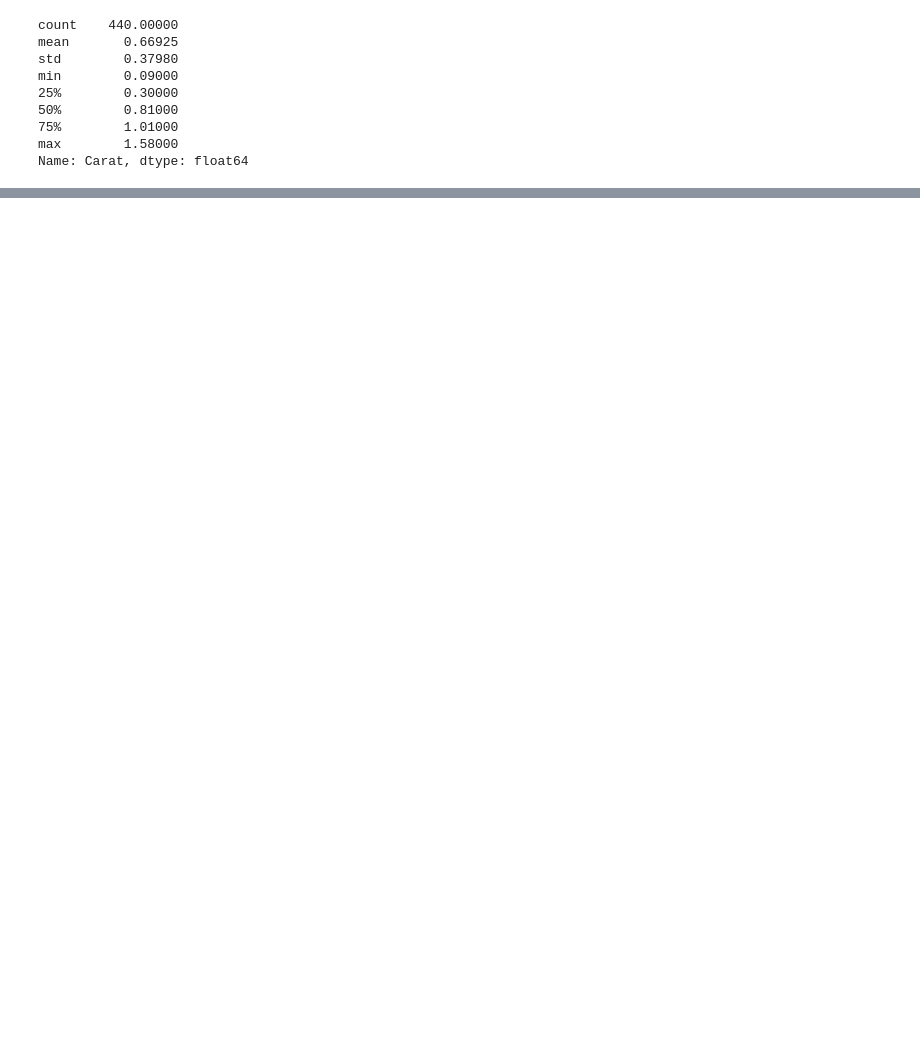
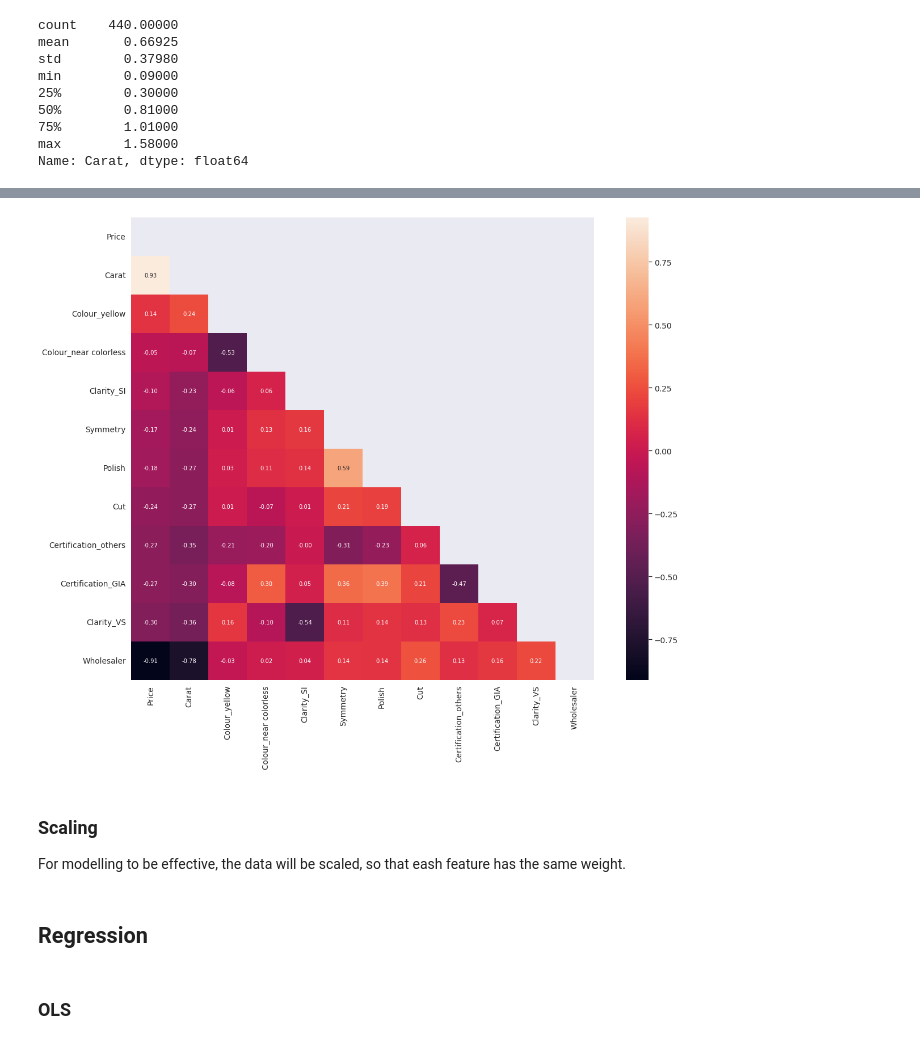
Before and after one commit to komus/business_analytics, a Jupyter notebook: regression/assignmenta01.ipynb, the cells around one changed output, grey strips where cells are left out. Cells and saved outputs as stored; diff of their text form; code cells hidden in the pictures; blank space fills up the shorter version.

```diff
--- a/regression/assignmenta01.ipynb
+++ b/regression/assignmenta01.ipynb
@@ -277,0 +337,16 @@ data.head()
+# %%
+corr_matrix = data.corr()
+corr_cols = corr_matrix.nlargest(12, 'Price')['Price'].index
+cm = np.corrcoef(data[corr_cols].values.T)
+mask = np.zeros_like(cm)
+mask[np.triu_indices_from(mask)] = True
+with sns.axes_style("white"):
+    fig = plt.figure(figsize=(20,15))
+    sns.set(font_scale=1.25)
+    hm = sns.heatmap(cm, mask=mask, cbar=True, annot=True, square=True, fmt='.2f', annot_kws={'size': 10}, yticklabels=corr_cols.values, xticklabels=corr_cols.values)
+plt.show()
+# %% [output]
+[figure, added]
+# %% [markdown]
+### Scaling
+For modelling to be effective, the data will be scaled, so that eash feature has the same weight.
@@ -277,0 +360,4 @@ data.head()
+# %% [markdown]
+## Regression
+# %% [markdown]
+### OLS
```
Also changed, not shown: parts of 28 cells of this notebook.
